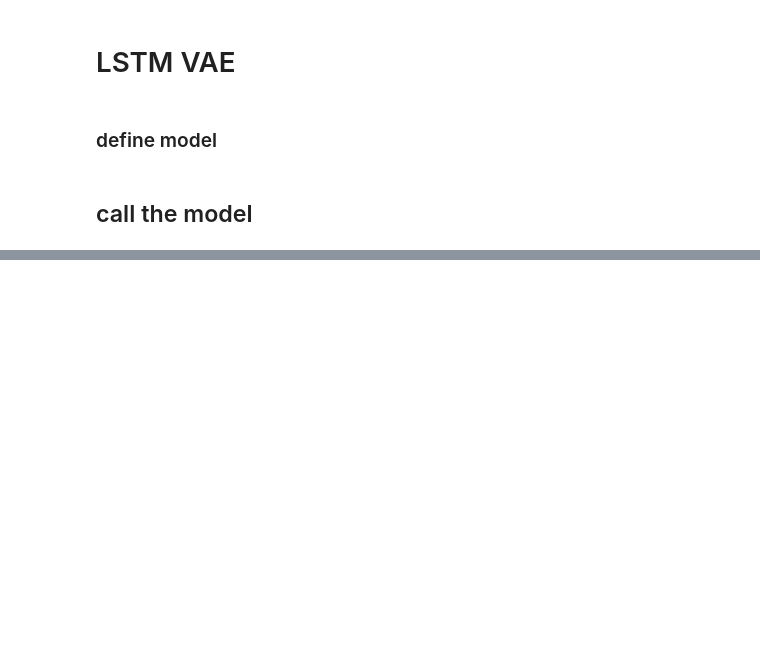
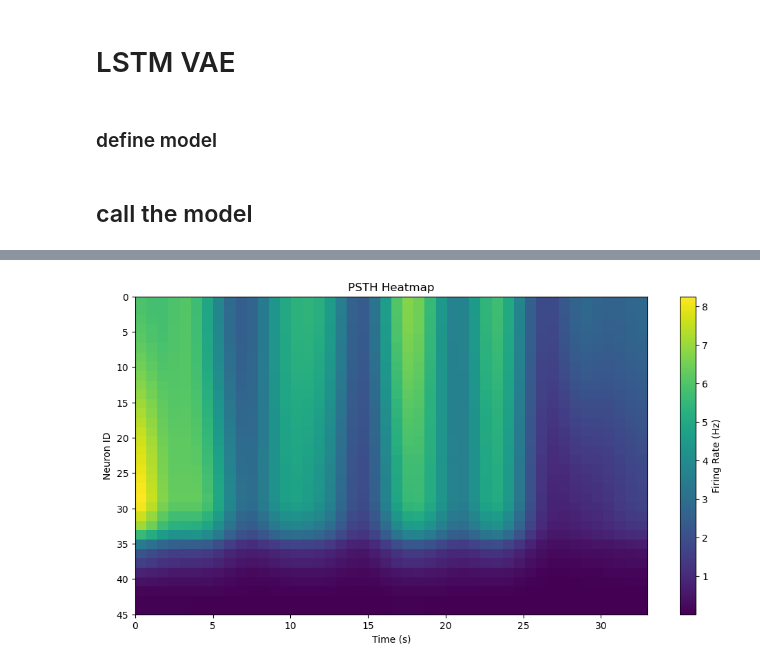
Before and after one commit to ZhishunYang/CS273E_final_proj_Z, a Jupyter notebook: LSTM_VAE.ipynb, the cells around one changed output, grey strips where cells are left out. Cells and saved outputs as stored; diff of their text form; code cells hidden in the pictures; blank space fills up the shorter version.

```diff
--- a/LSTM_VAE.ipynb
+++ b/LSTM_VAE.ipynb
@@ -357,0 +403,10 @@ plt.show()
+# %%
+stacked_data = np.stack(padded_spike)
+
+# Compute mean firing rate across trials
+obs_FR = 1e3 * np.mean(stacked_data, axis=0)/time_bin
+smoothed_obs_FR = gaussian_filter1d(obs_FR, sigma=2, axis=1)
+
+plot_psth(smoothed_obs_FR, time_bins = range(0, obs_FR.shape[0]), num_neurons= 46)
+# %% [output]
+[figure, added]
```
Also changed, not shown: parts of 10 cells of this notebook.
